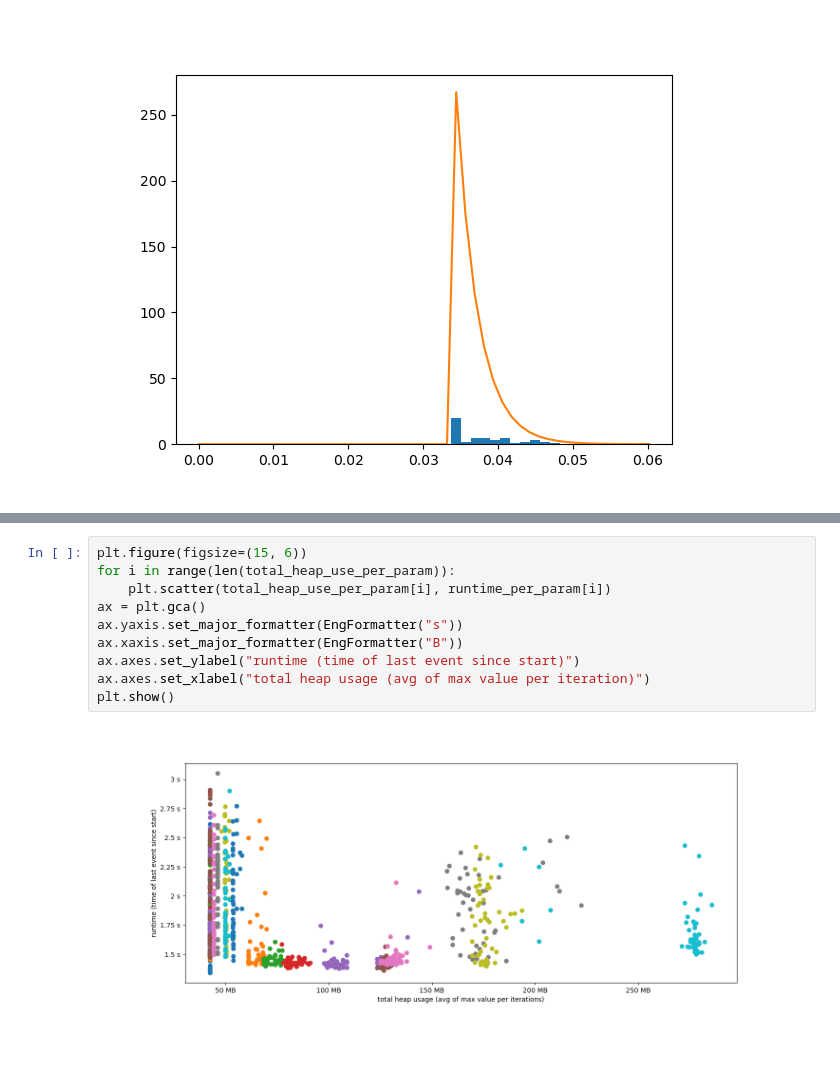
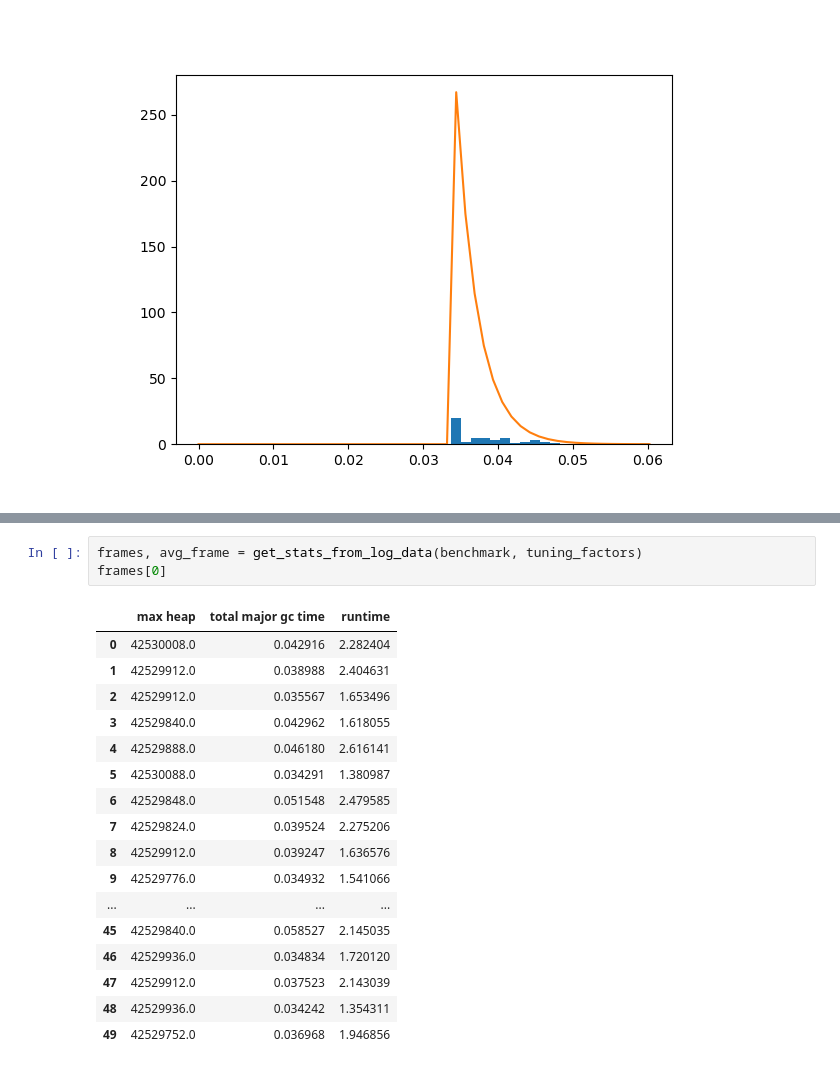
Before and after one commit to enisik/Bachelorarbeit-Skripte, a Jupyter notebook: plots.ipynb, the cells around one changed output, grey strips where cells are left out. Cells and saved outputs as stored; diff of their text form; blank space fills up the shorter version.

```diff
--- a/plots.ipynb
+++ b/plots.ipynb
@@ -213,12 +99,21 @@ plt.show()
-# %%
-plt.figure(figsize=(15, 6))
-for i in range(len(total_heap_use_per_param)):
-    plt.scatter(total_heap_use_per_param[i], runtime_per_param[i])
-ax = plt.gca()
-ax.yaxis.set_major_formatter(EngFormatter("s"))
-ax.xaxis.set_major_formatter(EngFormatter("B"))
-ax.axes.set_ylabel("runtime (time of last event since start)")
-ax.axes.set_xlabel("total heap usage (avg of max value per iteration)")
-plt.show()
-# %% [output]
-[figure, removed]
+# %%
+frames, avg_frame = get_stats_from_log_data(benchmark, tuning_factors)
+frames[0]
+# %% [output]
+|  | max heap | total major gc time | runtime |
+| 0 | 42530008.0 | 0.042916 | 2.282404 |
+| 1 | 42529912.0 | 0.038988 | 2.404631 |
+| 2 | 42529912.0 | 0.035567 | 1.653496 |
+| 3 | 42529840.0 | 0.042962 | 1.618055 |
+| 4 | 42529888.0 | 0.046180 | 2.616141 |
+| 5 | 42530088.0 | 0.034291 | 1.380987 |
+| 6 | 42529848.0 | 0.051548 | 2.479585 |
+| 7 | 42529824.0 | 0.039524 | 2.275206 |
+| 8 | 42529912.0 | 0.039247 | 1.636576 |
+| 9 | 42529776.0 | 0.034932 | 1.541066 |
+| ... | ... | ... | ... |
+| 45 | 42529840.0 | 0.058527 | 2.145035 |
+| 46 | 42529936.0 | 0.034834 | 1.720120 |
+| 47 | 42529912.0 | 0.037523 | 2.143039 |
+| 48 | 42529936.0 | 0.034242 | 1.354311 |
+| 49 | 42529752.0 | 0.036968 | 1.946856 |
```
Also changed, not shown: parts of 10 cells of this notebook.
